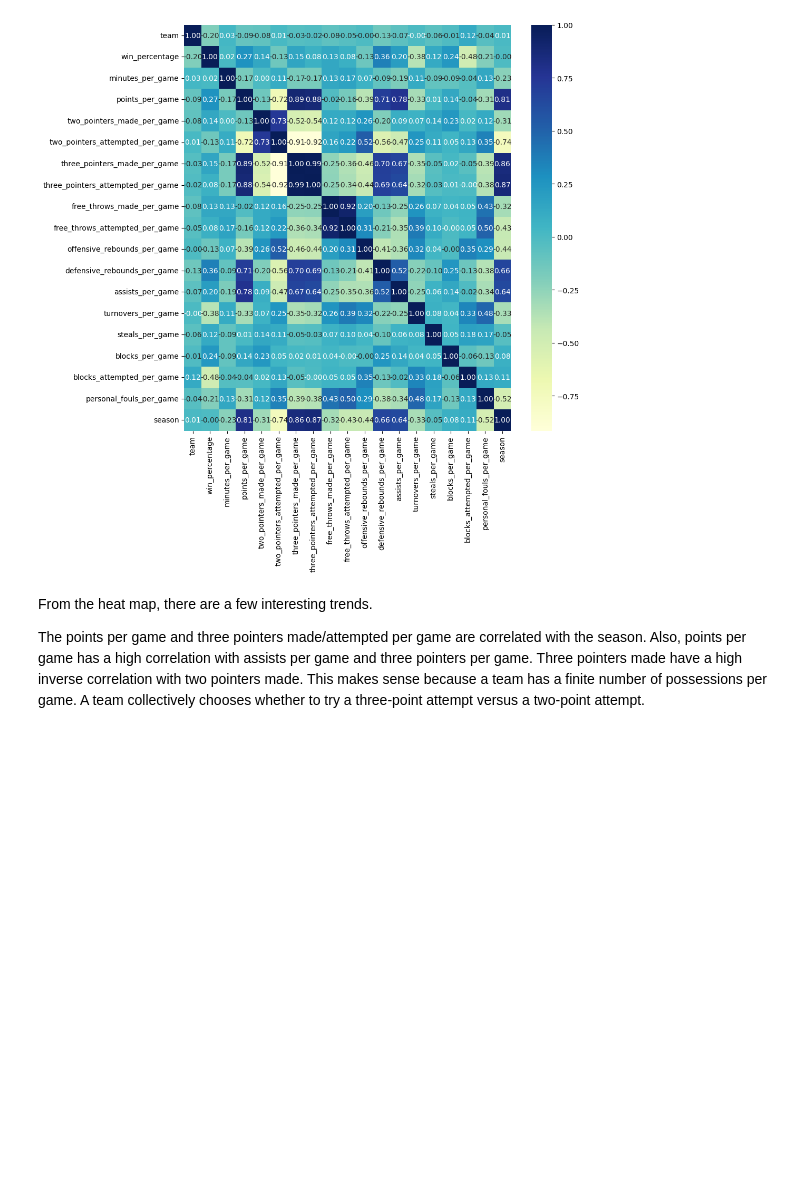
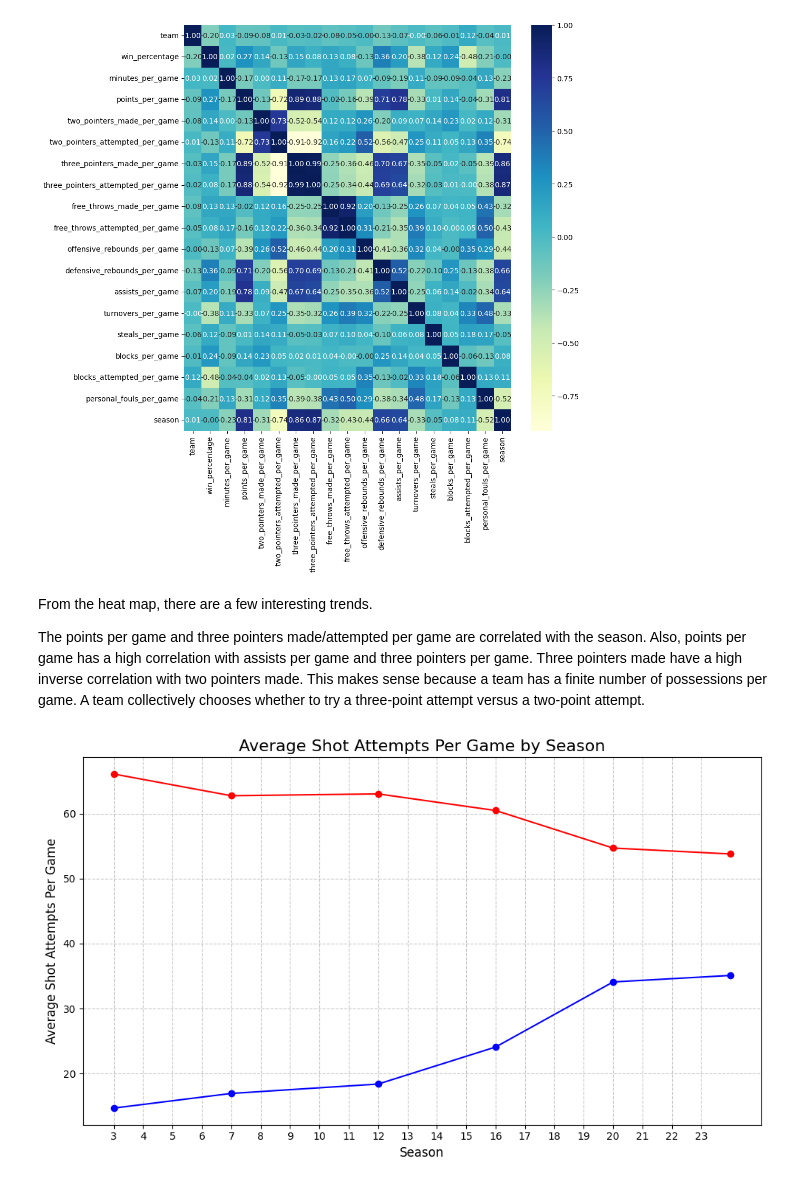
Before and after one commit to 2024-FALL-DSC-412-001/DSC-412-project-andyhughes, a Jupyter notebook: data-analysis.ipynb, the cells around one changed output. Drawn from its saved outputs; the diff is of its cells as text; code cells hidden in the pictures; blank space fills up the shorter version.

```diff
--- a/data-analysis.ipynb
+++ b/data-analysis.ipynb
@@ -35,3 +35,34 @@ From the heat map, there are a few interesting trends.
 The points per game and three pointers made/attempted per game are correlated with the season.
 Also, points per game has a high correlation with assists per game and three pointers per game.
 Three pointers made have a high inverse correlation with two pointers made. This makes sense because a team has a finite number of possessions per game. A team collectively chooses whether to try a three-point attempt versus a two-point attempt.
+# %%
+
+# Assuming 'df' is your DataFrame
+# Group by 'season' and calculate the average 'three_pointers_attempted_per_game' for each season
+average_three_pointers_by_season = (
+    df_nba_data.groupby('season')['three_pointers_attempted_per_game']
+    .mean()
+)
+
+average_two_pointers_by_season = (
+    df_nba_data.groupby('season')['two_pointers_attempted_per_game']
+    .mean()
+)
+
+# Plotting
+plt.figure(figsize=(10, 6))
+average_three_pointers_by_season.plot(kind='line', marker='o', color='blue', linestyle='-')
+average_two_pointers_by_season.plot(kind='line', marker='o', color='red', linestyle='-')
+
+# Customizing the plot
+plt.title('Average Shot Attempts Per Game by Season', fontsize=16)
+plt.xlabel('Season', fontsize=12)
+plt.ylabel('Average Shot Attempts Per Game', fontsize=12)
+plt.xticks(ticks=range(3, 24), fontsize=10)  # Assuming seasons are labeled 1 to 24
+plt.grid(visible=True, linestyle='--', alpha=0.7)
+plt.tight_layout()
+
+# Show the plot
+plt.show()
+# %% [output]
+[figure, added]
```
Also changed, not shown: parts of 7 cells of this notebook, 2 other files.
